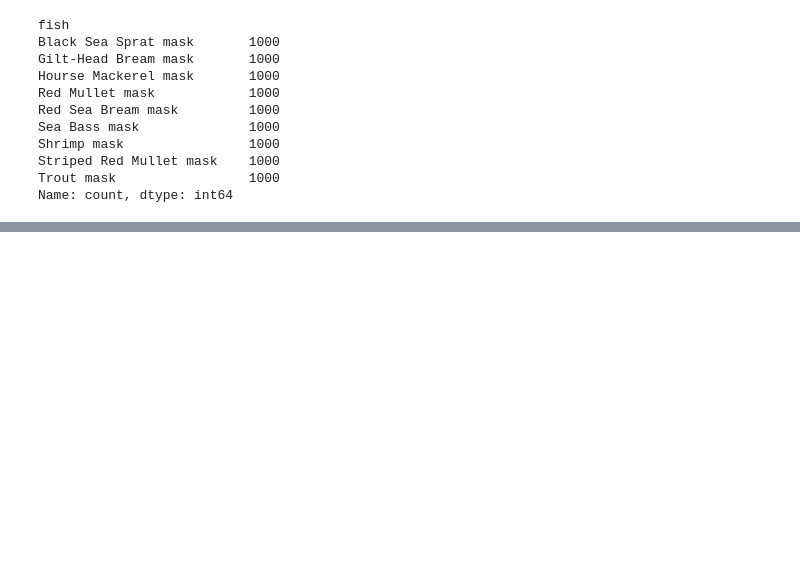
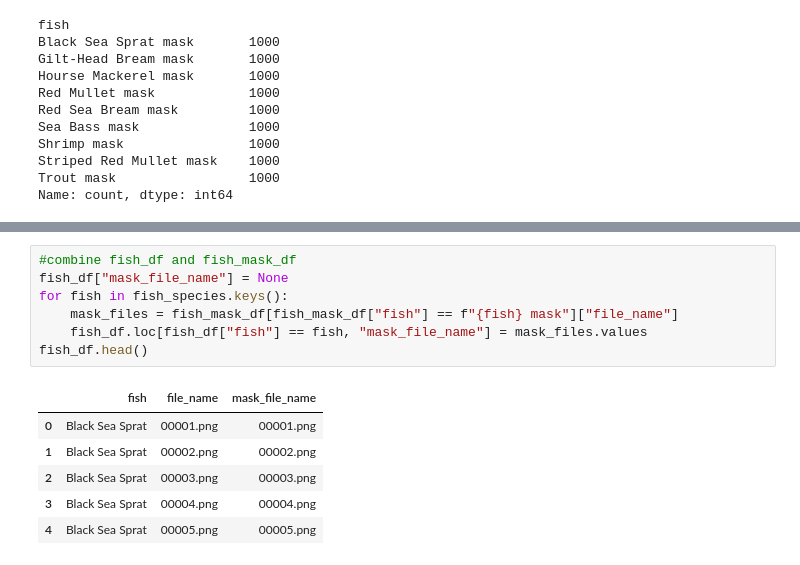
Before and after one commit to mynamescheff/all-projects, a Jupyter notebook: vislearn/fish/model.ipynb, the cells around one changed output, grey strips where cells are left out. Cells and saved outputs as stored; diff of their text form; blank space fills up the shorter version.

```diff
--- a/vislearn/fish/model.ipynb
+++ b/vislearn/fish/model.ipynb
@@ -195,0 +208,14 @@ Name: count, dtype: int64
+# %%
+#combine fish_df and fish_mask_df
+fish_df["mask_file_name"] = None
+for fish in fish_species.keys():
+    mask_files = fish_mask_df[fish_mask_df["fish"] == f"{fish} mask"]["file_name"]
+    fish_df.loc[fish_df["fish"] == fish, "mask_file_name"] = mask_files.values
+fish_df.head()
+# %% [output]
+|  | fish | file_name | mask_file_name |
+| 0 | Black Sea Sprat | 00001.png | 00001.png |
+| 1 | Black Sea Sprat | 00002.png | 00002.png |
+| 2 | Black Sea Sprat | 00003.png | 00003.png |
+| 3 | Black Sea Sprat | 00004.png | 00004.png |
+| 4 | Black Sea Sprat | 00005.png | 00005.png |
```
Also changed, not shown: parts of 8 cells of this notebook.
